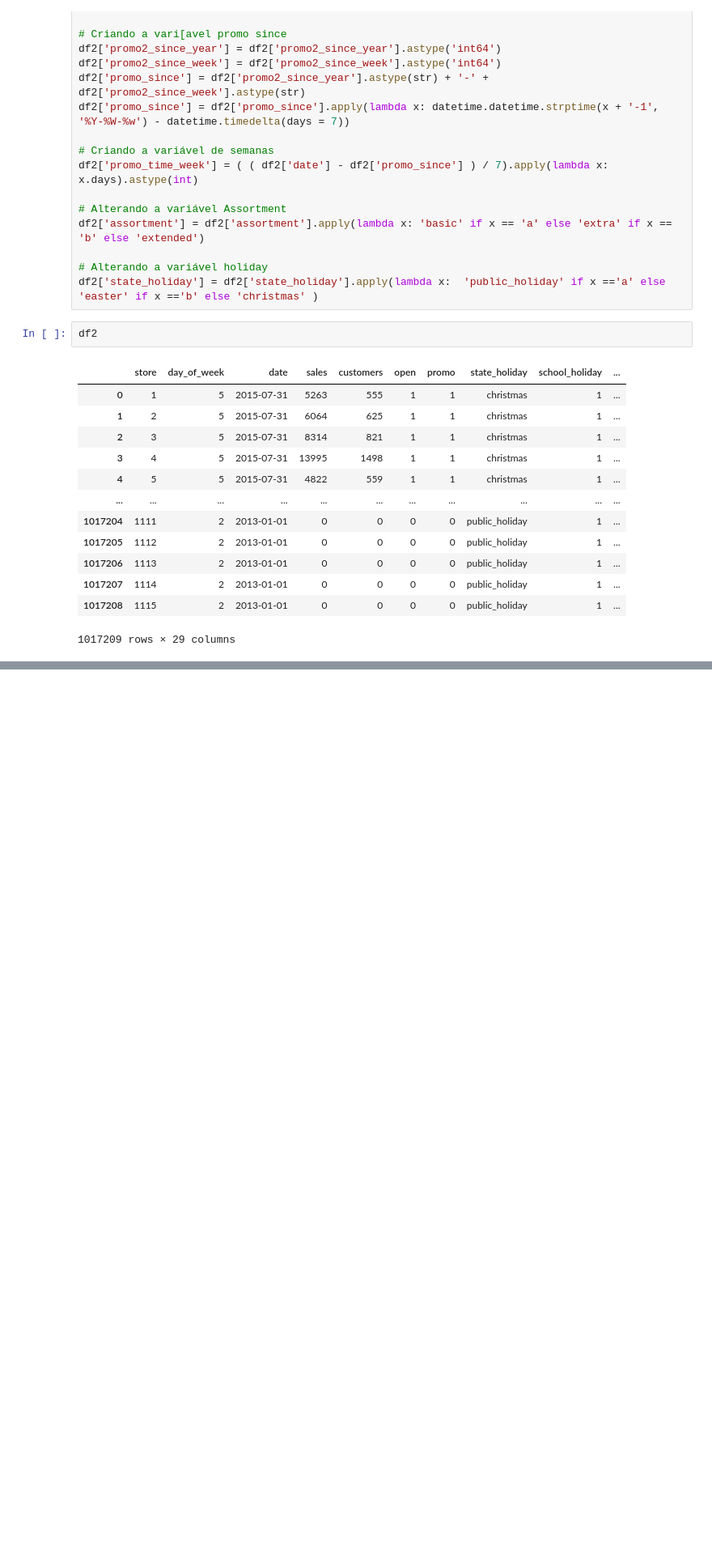
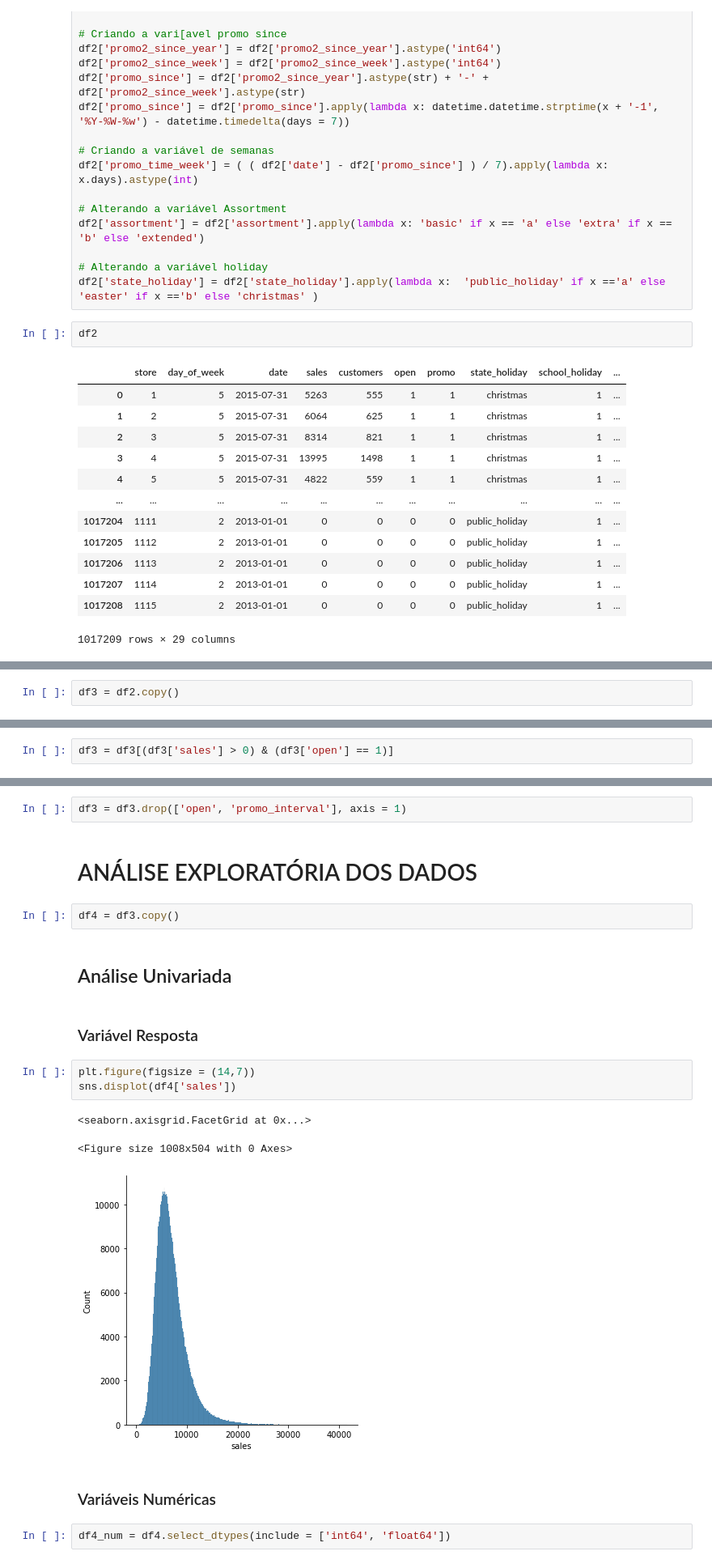
Before and after one commit to denisshiki/Store, a Jupyter notebook: rossman_store.ipynb, the cells around one changed output, grey strips where cells are left out. Shown at 81% size. Cells and saved outputs as stored; diff of their text form; blank space fills up the shorter version.

```diff
--- a/rossman_store.ipynb
+++ b/rossman_store.ipynb
@@ -292,0 +410,2 @@ df2['promo2_since_year']
+# %%
+df3 = df2.copy()
@@ -292,0 +414,2 @@ df2['promo2_since_year']
+# %%
+df3 = df3[(df3['sales'] > 0) & (df3['open'] == 1)]
@@ -292,0 +418,21 @@ df2['promo2_since_year']
+# %%
+df3 = df3.drop(['open', 'promo_interval'], axis = 1)
+# %% [markdown]
+# ANÁLISE EXPLORATÓRIA DOS DADOS
+# %%
+df4 = df3.copy()
+# %% [markdown]
+## Análise Univariada
+# %% [markdown]
+### Variável Resposta
+# %%
+plt.figure(figsize = (14,7))
+sns.displot(df4['sales'])
+# %% [output]
+<seaborn.axisgrid.FacetGrid at 0x...>
+<Figure size 1008x504 with 0 Axes>
+[figure, added]
+# %% [markdown]
+### Variáveis Numéricas
+# %%
+df4_num = df4.select_dtypes(include = ['int64', 'float64'])
```
Also changed, not shown: parts of 146 cells of this notebook.
